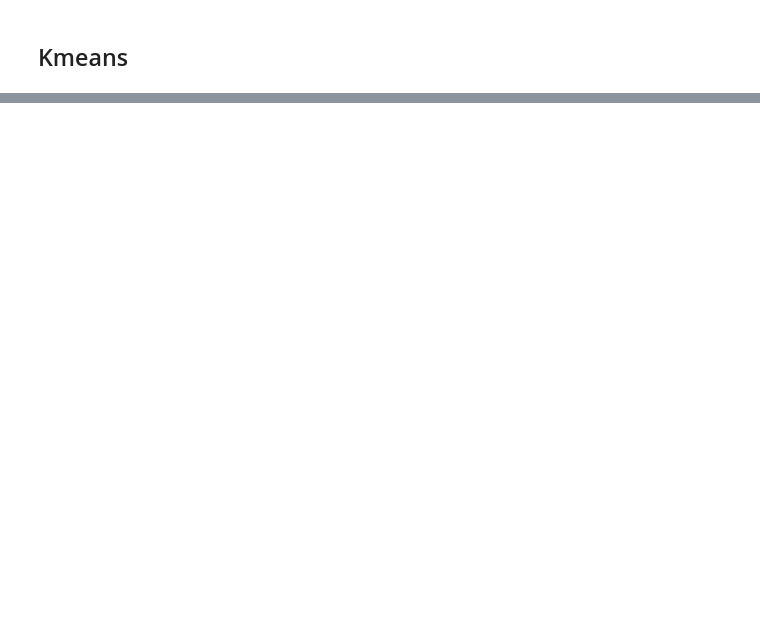
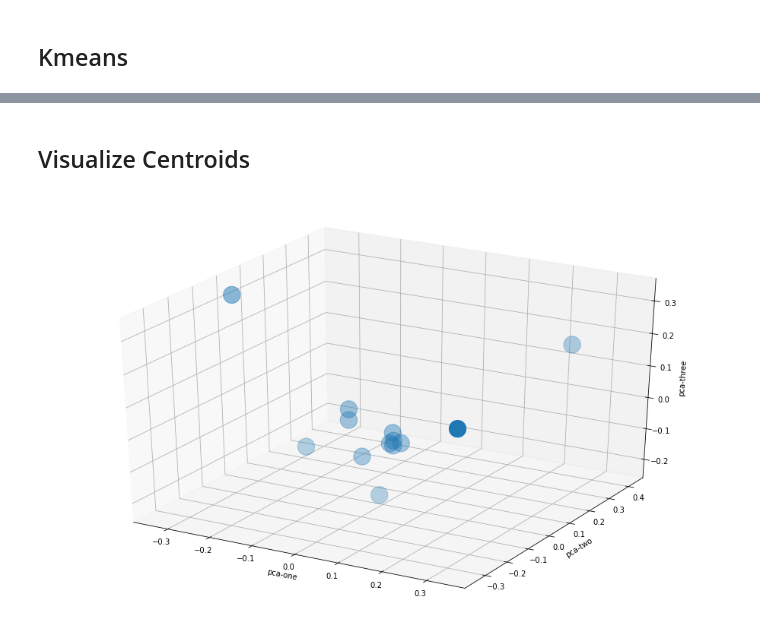
Before and after one commit to AndrewDamico/nlpnetworkanalysis, a Jupyter notebook: Untitled2.ipynb, the cells around one changed output, grey strips where cells are left out. Drawn from its saved outputs; the diff is of its cells as text; code cells hidden in the pictures; blank space fills up the shorter version.

Commit message:
added visualizations

```diff
--- a/Untitled2.ipynb
+++ b/Untitled2.ipynb
@@ -79,5 +112 @@ Total NA in Snippet: 10
 Total NA in Keywords: 0
-# %%
-news["headline"] = news["headline"].fillna(" ")
-news["snippet"] = news["snippet"].fillna(" ")
-Num_na(news)
@@ -679,10 +308,10 @@ ValueError: y should be a 1d array, got an array of shape () instead.
 # %% [markdown]
 ## Kmeans
 # %%
-k = 4
-km = KMeans(n_clusters=k, random_state =89)
-km.fit(TFIDF_matrix)
-clusters = km.labels_.tolist()
+k = 13
+model1 = KMeans(n_clusters=k, random_state =89)
+model1.fit(TFIDF_matrix)
+clusters = model1.labels_.tolist()
 
 
 terms = Tfidf.get_feature_names_out()
@@ -690,0 +322,3 @@ frame = pd.DataFrame(Dictionary, columns=['Cluster', 'Doc Name','Text'])
+# %%
+centroids = model1.cluster_centers_
+centroids
@@ -690,0 +383,6 @@ frame = pd.DataFrame(Dictionary, columns=['Cluster', 'Doc Name','Text'])
+# %%
+pca_result = PCA(n_components=3).fit_transform(centroids)
+df = pd.DataFrame()
+df['pca-one'] = pca_result[:,0]
+df['pca-two'] = pca_result[:,1]
+df['pca-three'] = pca_result[:,2]
@@ -690,0 +406,28 @@ frame = pd.DataFrame(Dictionary, columns=['Cluster', 'Doc Name','Text'])
+# %% [markdown]
+## Visualize Centroids
+# %%
+ax = plt.figure(figsize=(16,10)).gca(projection='3d')
+labels = range(0,k)
+#color = list(labels_color_map)[:k]
+x = df["pca-one"]
+y = df["pca-two"]
+z = df["pca-three"]
+
+ax.scatter(
+    xs = x,
+    ys = y,
+    zs = z,
+    #c = color,
+    s = 500
+    #cmap='tab10',
+    #hue = labels_color_map
+)
+ax.set_xlabel('pca-one')
+ax.set_ylabel('pca-two')
+ax.set_zlabel('pca-three')
+#triang = tri.Triangulation(x, y)
+#ax.triplot(tri.Triangulation(), 'bo-', lw=1)
+
+plt.show()
+# %% [output]
+[figure, added]
```
Also changed, not shown: parts of 66 cells of this notebook, 39 other files.
